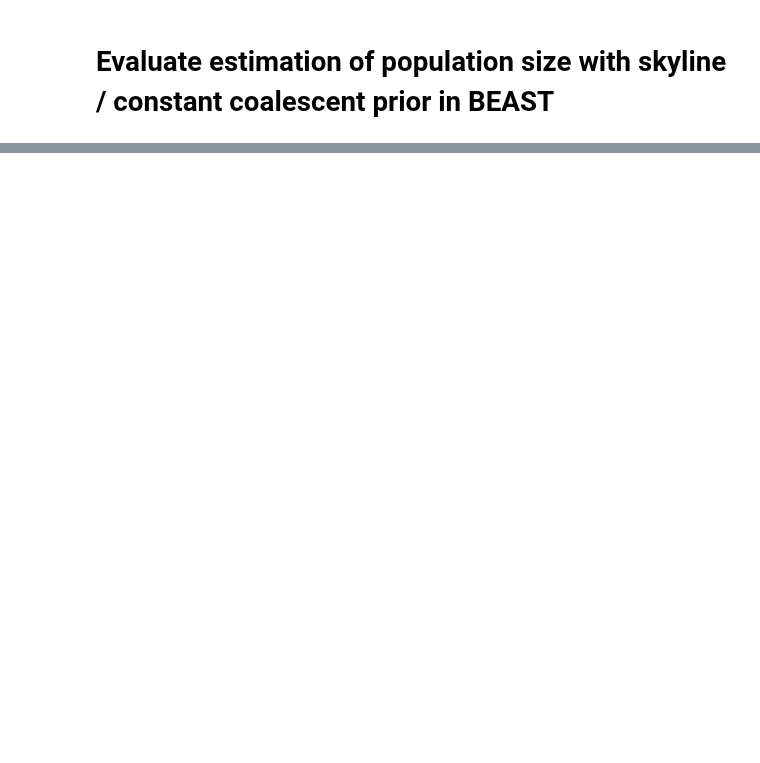
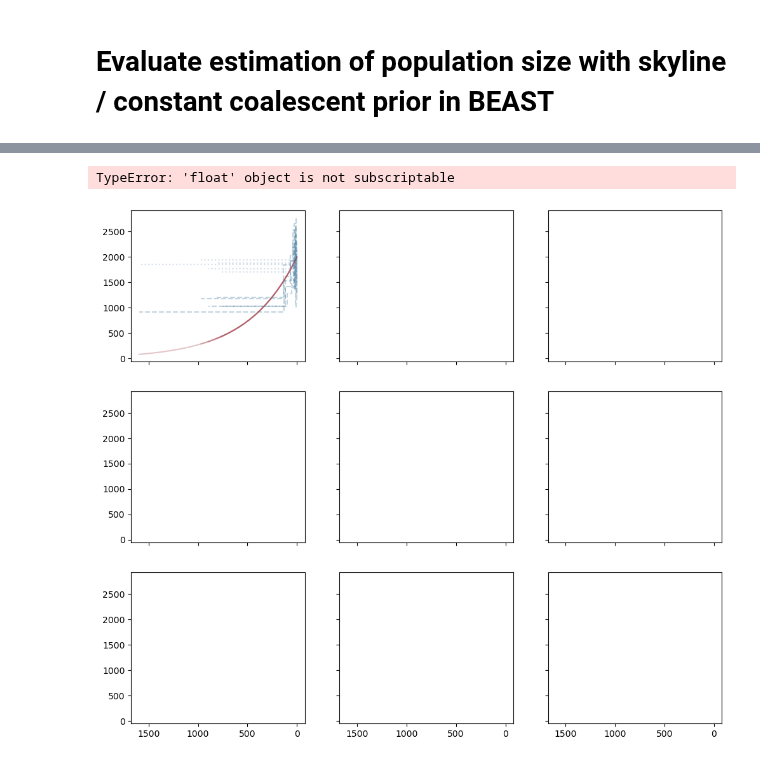
Before and after one commit to marie3003/BESP_paper-analyses, a Jupyter notebook: workflows/evaluate_populationsize.ipynb, the cells around one changed output, grey strips where cells are left out. Saved outputs shown, nothing was run; the diff lists cells and outputs as text; code cells hidden in the pictures; blank space fills up the shorter version.

```diff
--- a/workflows/evaluate_populationsize.ipynb
+++ b/workflows/evaluate_populationsize.ipynb
@@ -89,0 +237,5 @@ AttributeError: 'RangeIndex' object has no attribute 'head'
+# %%
+plot_summary_population_grid(df)
+# %% [output]
+TypeError: 'float' object is not subscriptable
+[figure, added]
```
Also changed, not shown: parts of 10 cells of this notebook, 9 other files.
